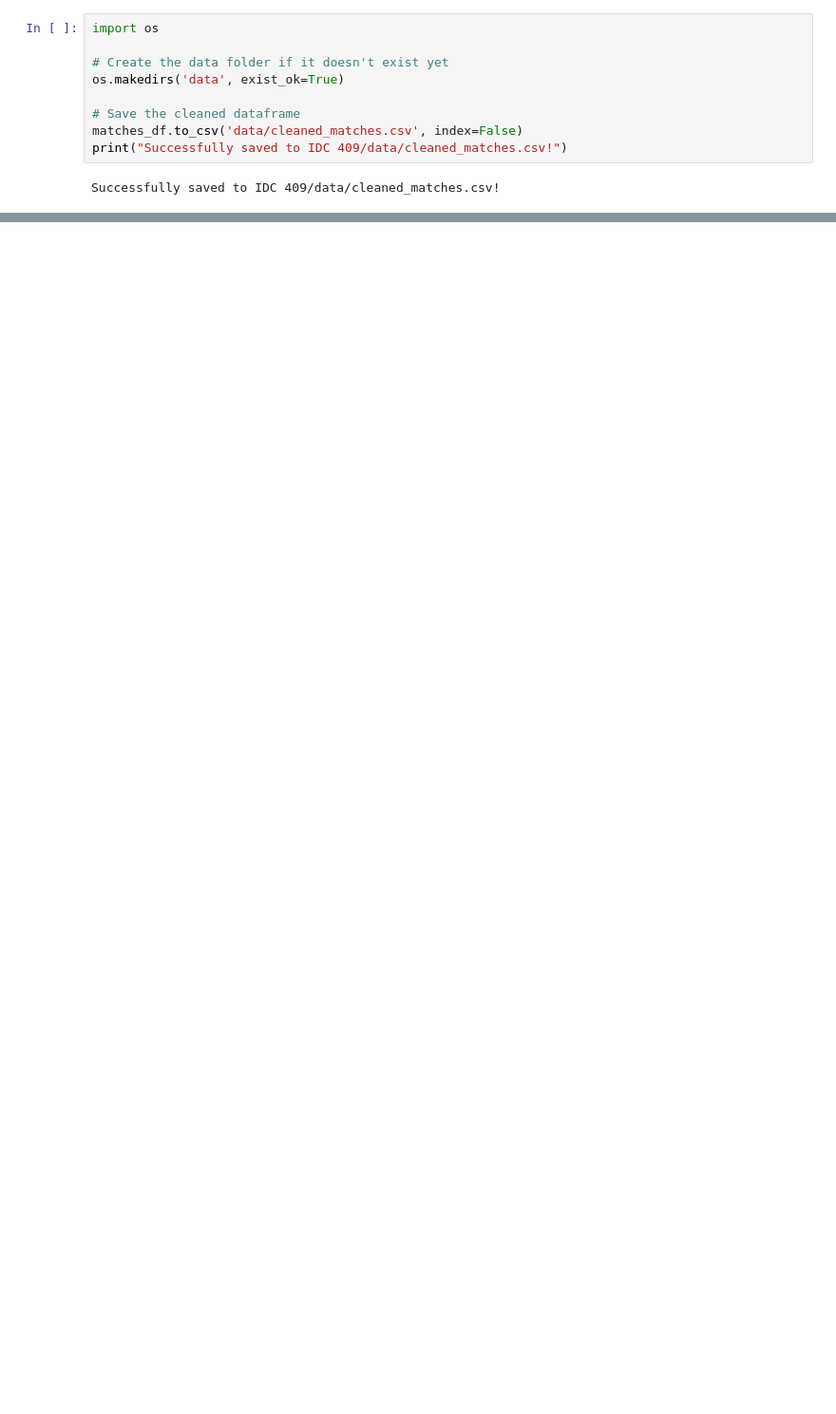
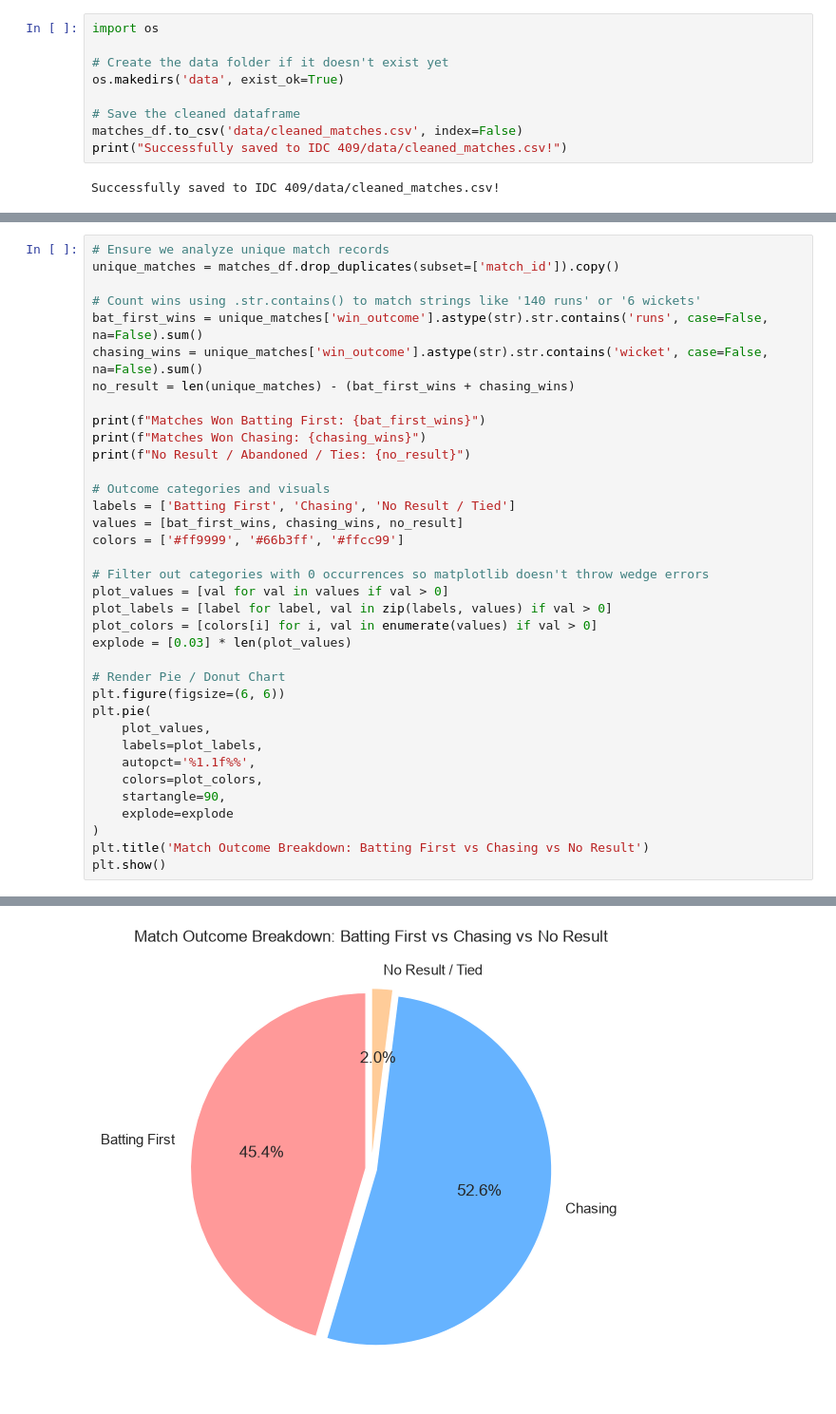
Before and after one commit to SatyabrataIISERM/ds_first_git_group_5, a Jupyter notebook: Match Analysis (MS23238).ipynb, the cells around one changed output, grey strips where cells are left out. Shown at 95% size. Saved outputs shown, nothing was run; the diff lists cells and outputs as text; blank space fills up the shorter version.

```diff
--- a/Match Analysis (MS23238).ipynb
+++ b/Match Analysis (MS23238).ipynb
@@ -156,0 +229,37 @@ Successfully saved to IDC 409/data/cleaned_matches.csv!
+# %%
+# Ensure we analyze unique match records
+unique_matches = matches_df.drop_duplicates(subset=['match_id']).copy()
+
+# Count wins using .str.contains() to match strings like '140 runs' or '6 wickets'
+bat_first_wins = unique_matches['win_outcome'].astype(str).str.contains('runs', case=False, na=False).sum()
+chasing_wins = unique_matches['win_outcome'].astype(str).str.contains('wicket', case=False, na=False).sum()
+no_result = len(unique_matches) - (bat_first_wins + chasing_wins)
+
+print(f"Matches Won Batting First: {bat_first_wins}")
+print(f"Matches Won Chasing: {chasing_wins}")
+print(f"No Result / Abandoned / Ties: {no_result}")
+
+# Outcome categories and visuals
+labels = ['Batting First', 'Chasing', 'No Result / Tied']
+values = [bat_first_wins, chasing_wins, no_result]
+colors = ['#ff9999', '#66b3ff', '#ffcc99']
+
+# Filter out categories with 0 occurrences so matplotlib doesn't throw wedge errors
+plot_values = [val for val in values if val > 0]
+plot_labels = [label for label, val in zip(labels, values) if val > 0]
+plot_colors = [colors[i] for i, val in enumerate(values) if val > 0]
+explode = [0.03] * len(plot_values)
+
+# Render Pie / Donut Chart
+plt.figure(figsize=(6, 6))
+plt.pie(
+    plot_values,
+    labels=plot_labels,
+    autopct='%1.1f%%',
+    colors=plot_colors,
+    startangle=90,
+    explode=explode
+)
+plt.title('Match Outcome Breakdown: Batting First vs Chasing vs No Result')
+plt.show()
+# %% [output]
@@ -156,0 +269 @@ Successfully saved to IDC 409/data/cleaned_matches.csv!
+[figure, added]
```
Also changed, not shown: parts of 31 cells of this notebook.
